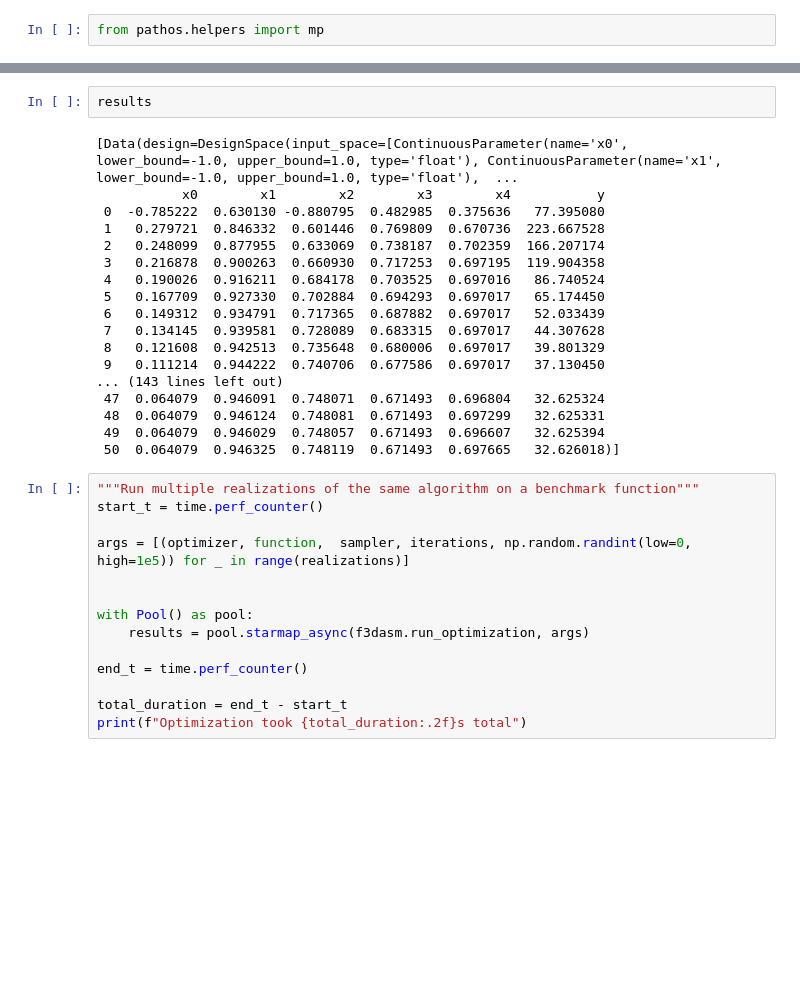
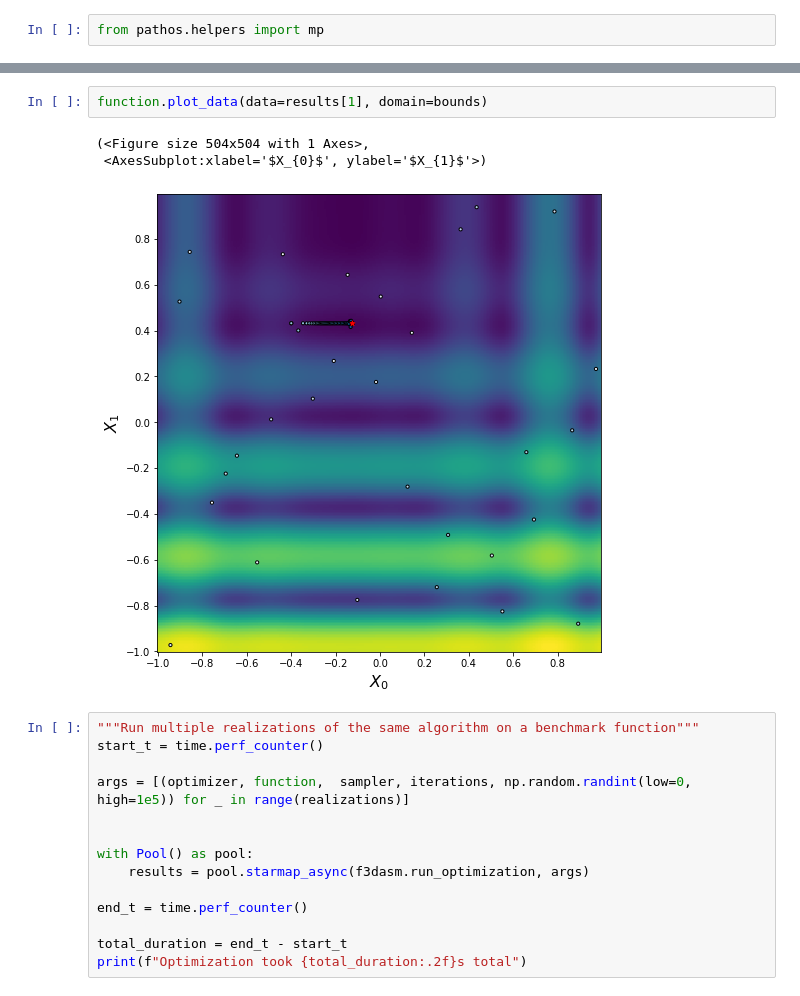
Before and after one commit to bessagroup/f3dasm, a Jupyter notebook: notebooks/run_optimization.ipynb, the cells around one changed output, grey strips where cells are left out. Saved outputs shown, nothing was run; the diff lists cells and outputs as text; blank space fills up the shorter version.

```diff
--- a/notebooks/run_optimization.ipynb
+++ b/notebooks/run_optimization.ipynb
@@ -106,23 +106,9 @@ Optimization took 1.13s total
-# %%
-results
-# %% [output]
-[Data(design=DesignSpace(input_space=[ContinuousParameter(name='x0', lower_bound=-1.0, upper_bound=1.0, type='float'), ContinuousParameter(name='x1', lower_bound=-1.0, upper_bound=1.0, type='float'),  ...
-           x0        x1        x2        x3        x4           y
- 0  -0.785222  0.630130 -0.880795  0.482985  0.375636   77.395080
- 1   0.279721  0.846332  0.601446  0.769809  0.670736  223.667528
- 2   0.248099  0.877955  0.633069  0.738187  0.702359  166.207174
- 3   0.216878  0.900263  0.660930  0.717253  0.697195  119.904358
- 4   0.190026  0.916211  0.684178  0.703525  0.697016   86.740524
- 5   0.167709  0.927330  0.702884  0.694293  0.697017   65.174450
- 6   0.149312  0.934791  0.717365  0.687882  0.697017   52.033439
- 7   0.134145  0.939581  0.728089  0.683315  0.697017   44.307628
- 8   0.121608  0.942513  0.735648  0.680006  0.697017   39.801329
- 9   0.111214  0.944222  0.740706  0.677586  0.697017   37.130450
-... (143 lines left out)
- 47  0.064079  0.946091  0.748071  0.671493  0.696804   32.625324
- 48  0.064079  0.946124  0.748081  0.671493  0.697299   32.625331
- 49  0.064079  0.946029  0.748057  0.671493  0.696607   32.625394
- 50  0.064079  0.946325  0.748119  0.671493  0.697665   32.626018)]
+# %%
+function.plot_data(data=results[1], domain=bounds)
+# %% [output]
+(<Figure size 504x504 with 1 Axes>,
+ <AxesSubplot:xlabel='$X_{0}$', ylabel='$X_{1}$'>)
+[figure, added]
 # %%
 """Run multiple realizations of the same algorithm on a benchmark function"""
 start_t = time.perf_counter()
```
Also changed, not shown: parts of 2 cells of this notebook, 27 other files.
